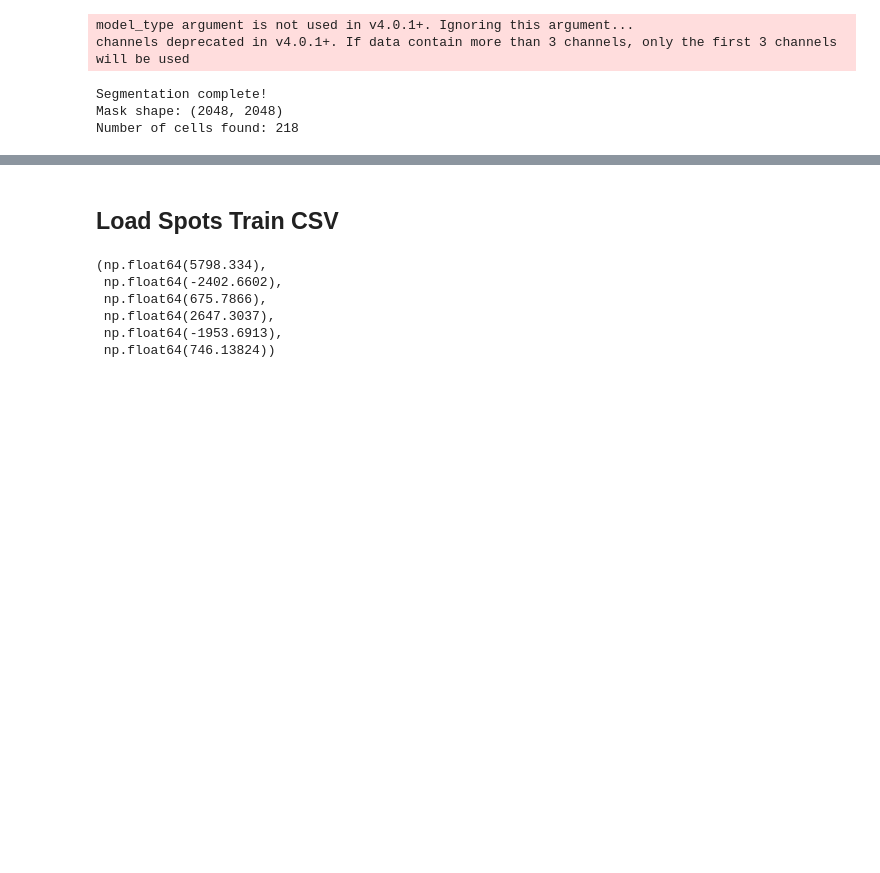
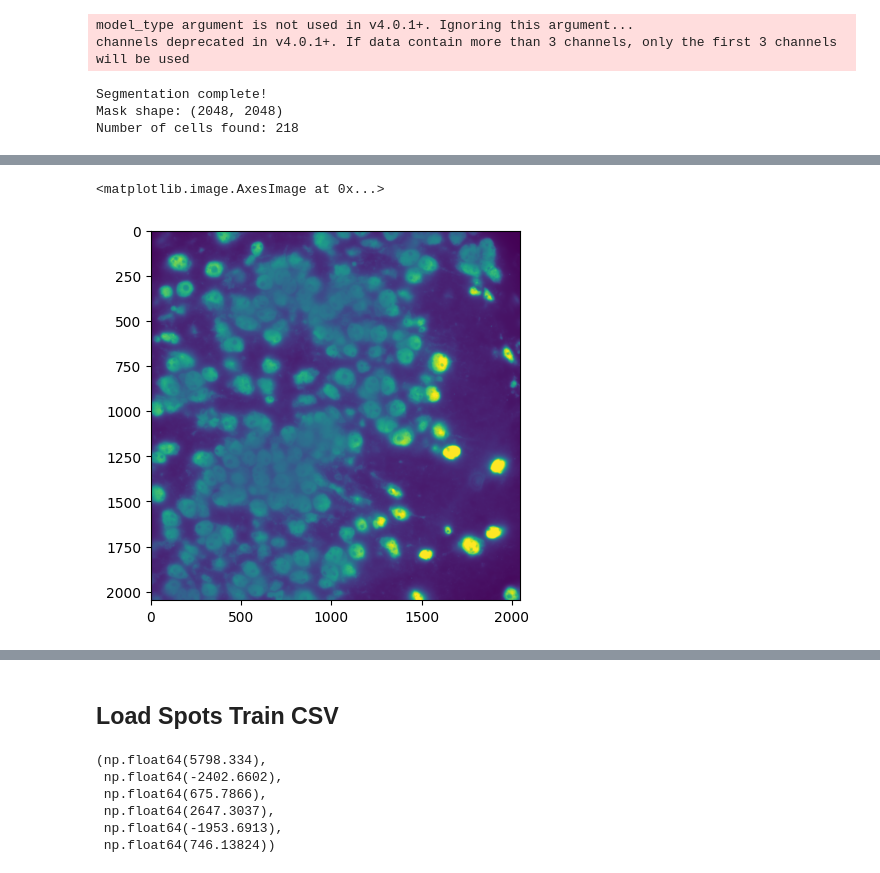
Before and after one commit to NovaBro/Neuro_project3_phase1, a Jupyter notebook: TEST_CELLPOSE.ipynb, the cells around one changed output, grey strips where cells are left out. Saved outputs shown, nothing was run; the diff lists cells and outputs as text; code cells hidden in the pictures; blank space fills up the shorter version.

```diff
--- a/TEST_CELLPOSE.ipynb
+++ b/TEST_CELLPOSE.ipynb
@@ -59,0 +73,5 @@ np.save('FOV_001_mask.npy', masks)
+# %%
+plt.imshow(polyt)
+# %% [output]
+<matplotlib.image.AxesImage at 0x...>
+[figure, added]
```
Also changed, not shown: parts of 15 cells of this notebook, 9 other files.
